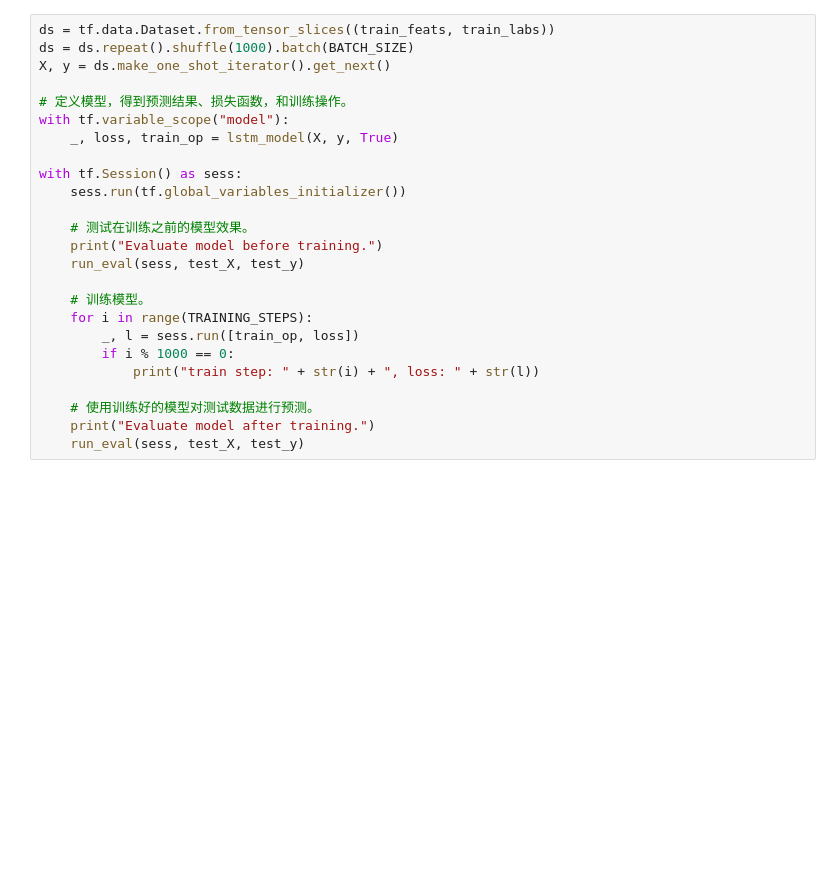
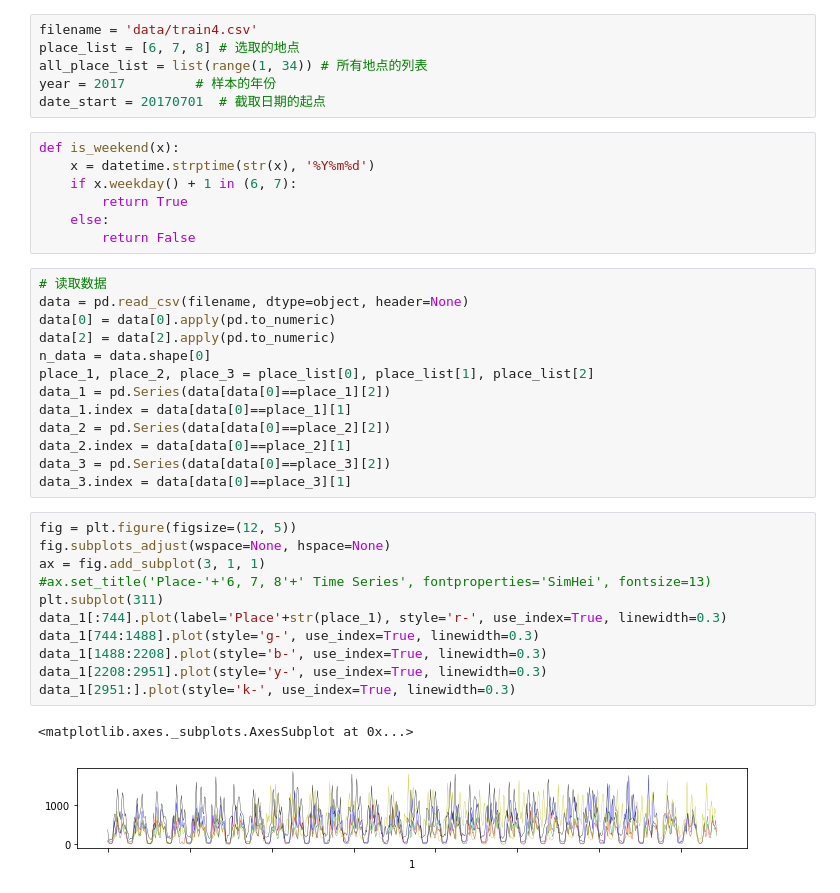
Before and after one commit to RDShi/daily, a Jupyter notebook: competition/Untitled.ipynb, the cells around one changed output. Cells and saved outputs as stored; diff of their text form; blank space fills up the shorter version.

```diff
--- a/competition/Untitled.ipynb
+++ b/competition/Untitled.ipynb
@@ -122,25 +7,40 @@ ValueError: Shape (5376, ?) must have rank at least 3
-# %%
-ds = tf.data.Dataset.from_tensor_slices((train_feats, train_labs))
-ds = ds.repeat().shuffle(1000).batch(BATCH_SIZE)
-X, y = ds.make_one_shot_iterator().get_next()
-
-# 定义模型，得到预测结果、损失函数，和训练操作。
-with tf.variable_scope("model"):
-    _, loss, train_op = lstm_model(X, y, True)
-
-with tf.Session() as sess:
-    sess.run(tf.global_variables_initializer())
-
-    # 测试在训练之前的模型效果。
-    print("Evaluate model before training.")
-    run_eval(sess, test_X, test_y)
-
-    # 训练模型。
-    for i in range(TRAINING_STEPS):
-        _, l = sess.run([train_op, loss])
-        if i % 1000 == 0:
-            print("train step: " + str(i) + ", loss: " + str(l))
-
-    # 使用训练好的模型对测试数据进行预测。
-    print("Evaluate model after training.")
-    run_eval(sess, test_X, test_y)
+# %%
+filename = 'data/train4.csv'
+place_list = [6, 7, 8] # 选取的地点
+all_place_list = list(range(1, 34)) # 所有地点的列表
+year = 2017         # 样本的年份
+date_start = 20170701  # 截取日期的起点
+# %%
+def is_weekend(x):
+    x = datetime.strptime(str(x), '%Y%m%d')
+    if x.weekday() + 1 in (6, 7):
+        return True
+    else:
+        return False
+# %%
+# 读取数据
+data = pd.read_csv(filename, dtype=object, header=None)
+data[0] = data[0].apply(pd.to_numeric)
+data[2] = data[2].apply(pd.to_numeric)
+n_data = data.shape[0]
+place_1, place_2, place_3 = place_list[0], place_list[1], place_list[2]
+data_1 = pd.Series(data[data[0]==place_1][2])
+data_1.index = data[data[0]==place_1][1]
+data_2 = pd.Series(data[data[0]==place_2][2])
+data_2.index = data[data[0]==place_2][1]
+data_3 = pd.Series(data[data[0]==place_3][2])
+data_3.index = data[data[0]==place_3][1]
+# %%
+fig = plt.figure(figsize=(12, 5))
+fig.subplots_adjust(wspace=None, hspace=None)
+ax = fig.add_subplot(3, 1, 1)
+#ax.set_title('Place-'+'6, 7, 8'+' Time Series', fontproperties='SimHei', fontsize=13)
+plt.subplot(311)
+data_1[:744].plot(label='Place'+str(place_1), style='r-', use_index=True, linewidth=0.3)
+data_1[744:1488].plot(style='g-', use_index=True, linewidth=0.3)
+data_1[1488:2208].plot(style='b-', use_index=True, linewidth=0.3)
+data_1[2208:2951].plot(style='y-', use_index=True, linewidth=0.3)
+data_1[2951:].plot(style='k-', use_index=True, linewidth=0.3)
+# %% [output]
+<matplotlib.axes._subplots.AxesSubplot at 0x...>
+[figure, added]
```
Also changed, not shown: parts of 13 cells of this notebook, 12 other files.
